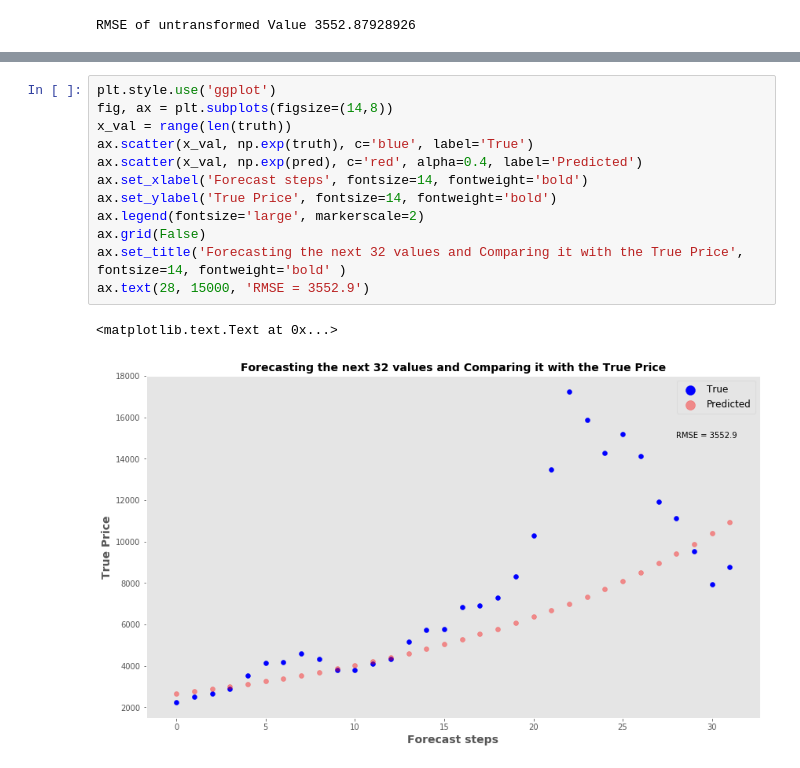
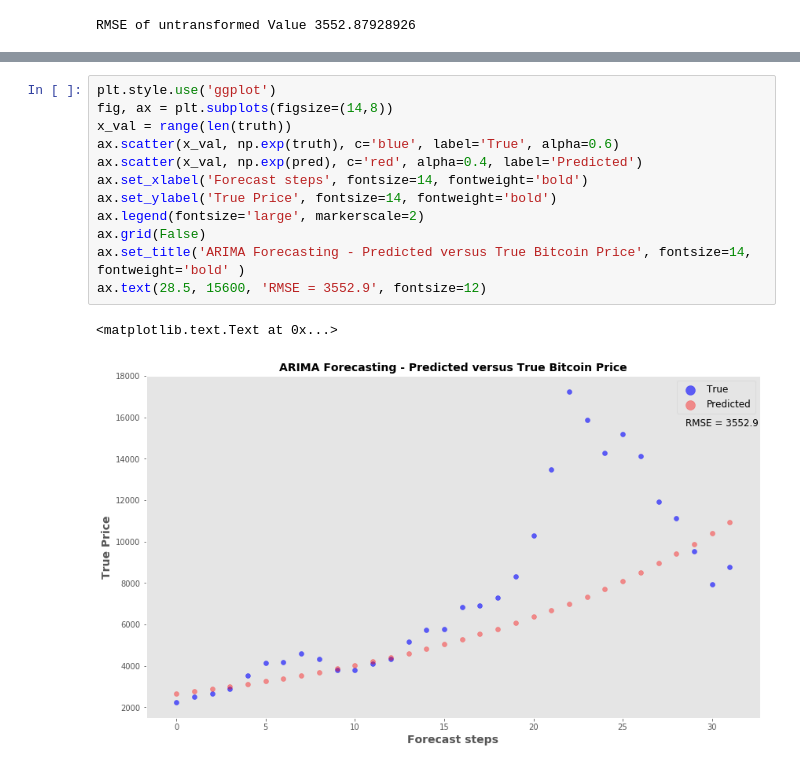
Before and after one commit to pineda-vv/bitcoin_timeseries, a Jupyter notebook: money_trends.ipynb, the cells around one changed output, grey strips where cells are left out. Cells and saved outputs as stored; diff of their text form.

```diff
--- a/money_trends.ipynb
+++ b/money_trends.ipynb
@@ -520,15 +522,15 @@ ax.grid(False)
 # %%
 plt.style.use('ggplot')
 fig, ax = plt.subplots(figsize=(14,8))
 x_val = range(len(truth))
-ax.scatter(x_val, np.exp(truth), c='blue', label='True')
+ax.scatter(x_val, np.exp(truth), c='blue', label='True', alpha=0.6)
 ax.scatter(x_val, np.exp(pred), c='red', alpha=0.4, label='Predicted')
 ax.set_xlabel('Forecast steps', fontsize=14, fontweight='bold')
 ax.set_ylabel('True Price', fontsize=14, fontweight='bold')
 ax.legend(fontsize='large', markerscale=2)
 ax.grid(False)
-ax.set_title('Forecasting the next 32 values and Comparing it with the True Price', fontsize=14, fontweight='bold' )
-ax.text(28, 15000, 'RMSE = 3552.9')
+ax.set_title('ARIMA Forecasting - Predicted versus True Bitcoin Price', fontsize=14, fontweight='bold' )
+ax.text(28.5, 15600, 'RMSE = 3552.9', fontsize=12)
 # %% [output]
 <matplotlib.text.Text at 0x...>
-[figure, old version]
+[figure, new version]
```
Also changed, not shown: parts of 4 cells of this notebook, 4 other files.
